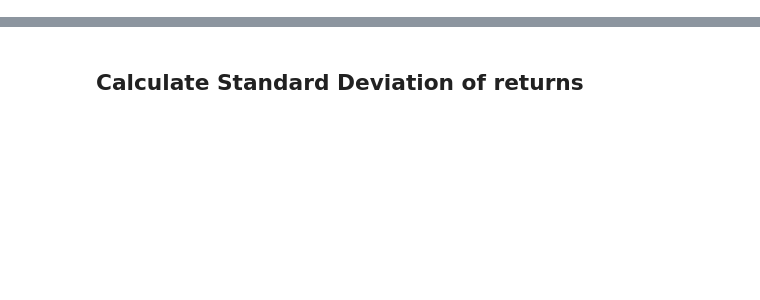
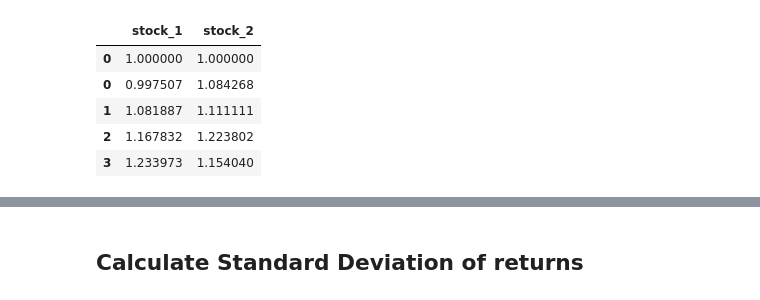
Before and after one commit to quantopy-dev/quantopy, a Jupyter notebook: docs/return-basics.ipynb, the cells around one changed output, grey strips where cells are left out. Cells and saved outputs as stored; diff of their text form; code cells hidden in the pictures; blank space fills up the shorter version.

```diff
--- a/docs/return-basics.ipynb
+++ b/docs/return-basics.ipynb
@@ -19 +6,15 @@ import quantopy as qp
+# %%
+np.random.seed(100)
+
+# Generate price for 2 stocks
+stock_prices = qp.random.generator.prices(initial_price = [1, 1], mu = [0.05, 0.05], sigma = [0.03, 0.1], size = 20)
+stock_prices.columns = ['stock_1', 'stock_2']
+stock_prices.head()
+# %% [output]
+|  | stock_1 | stock_2 |
+| 0 | 1.000000 | 1.000000 |
+| 0 | 0.997507 | 1.084268 |
+| 1 | 1.081887 | 1.111111 |
+| 2 | 1.167832 | 1.223802 |
+| 3 | 1.233973 | 1.154040 |
 # %%
```
Also changed, not shown: parts of 9 cells of this notebook.
